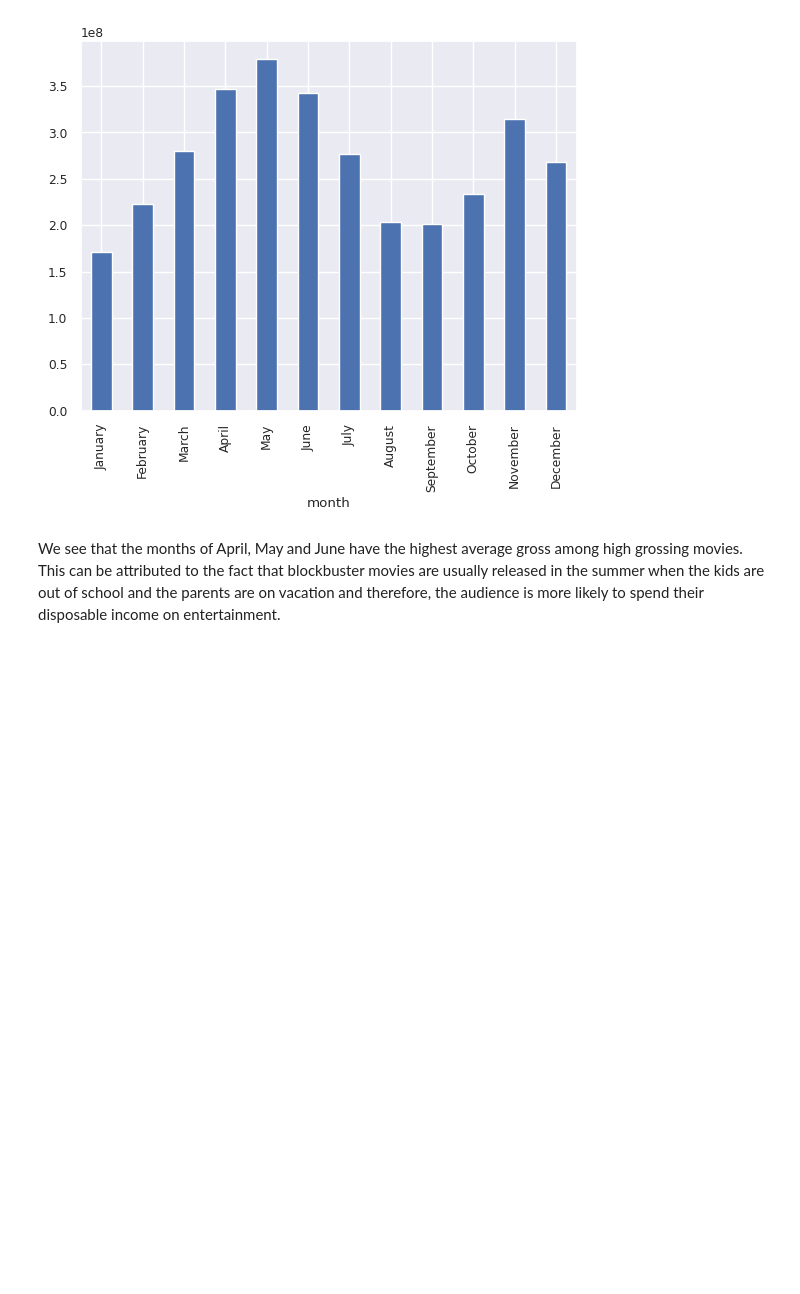
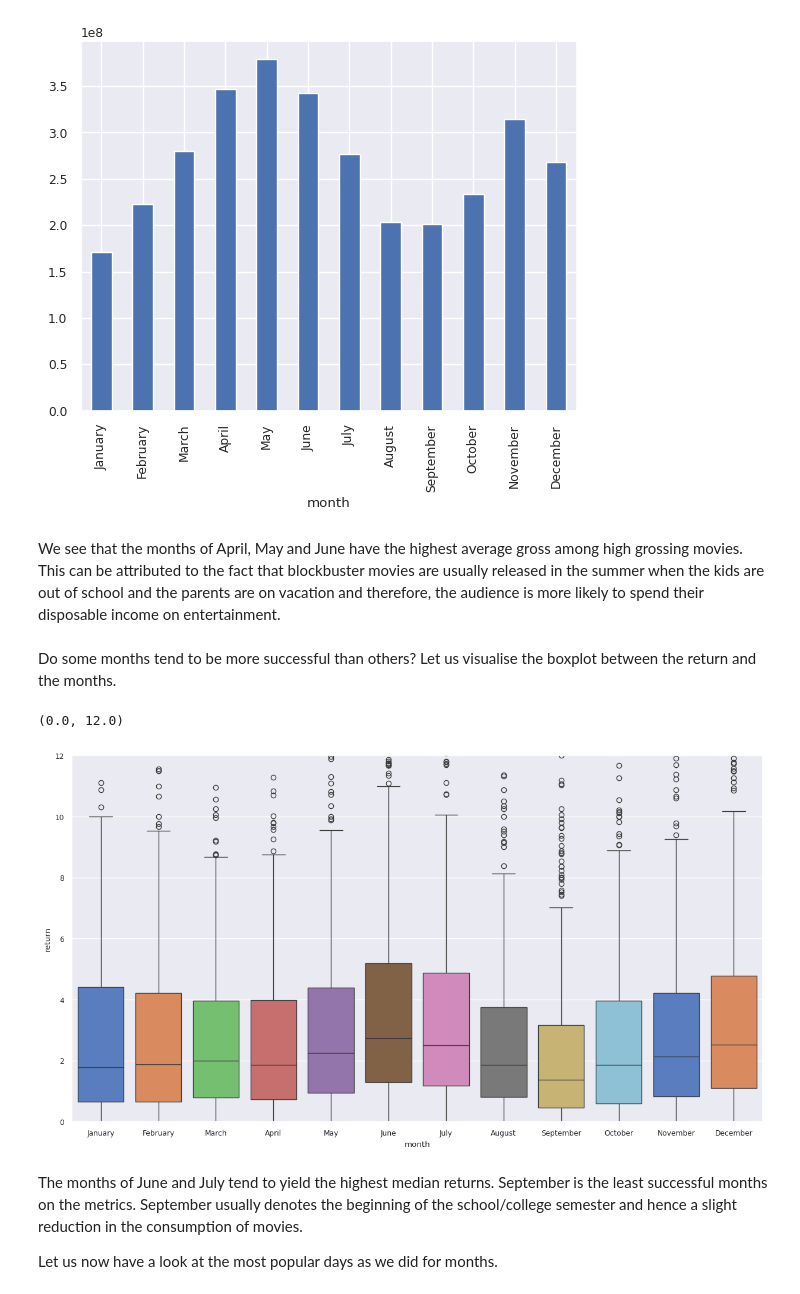
Before and after one commit to M-Awwab-Khan/most-comprehensive-movies-analysis, a Jupyter notebook: Movie_Metrics_An_Analyst_Approach.ipynb, the cells around one changed output. Drawn from its saved outputs; the diff is of its cells as text; code cells hidden in the pictures; blank space fills up the shorter version.

Commit message:
months analysis completed

```diff
--- a/Movie_Metrics_An_Analyst_Approach.ipynb
+++ b/Movie_Metrics_An_Analyst_Approach.ipynb
@@ -645,3 +645,16 @@ df[df['revenue'] > 1e8].groupby('month')['revenue'].mean().loc[months].plot(kind
 [figure]
 # %% [markdown]
 We see that the months of April, May and June have the highest average gross among high grossing movies. This can be attributed to the fact that blockbuster movies are usually released in the summer when the kids are out of school and the parents are on vacation and therefore, the audience is more likely to spend their disposable income on entertainment.
+# %% [markdown]
+Do some months tend to be more successful than others? Let us visualise the boxplot between the return and the months.
+# %%
+fig, ax = plt.subplots(nrows=1, ncols=1,figsize=(15, 8))
+sns.boxplot(x='month', y='return', data=df[df['return'].notnull()], palette="muted", ax =ax, order=months)
+ax.set_ylim([0, 12])
+# %% [output]
+(0.0, 12.0)
+[figure, added]
+# %% [markdown]
+The months of June and July tend to yield the highest median returns. September is the least successful months on the metrics. September usually denotes the beginning of the school/college semester and hence a slight reduction in the consumption of movies.
+
+Let us now have a look at the most popular days as we did for months.
```
